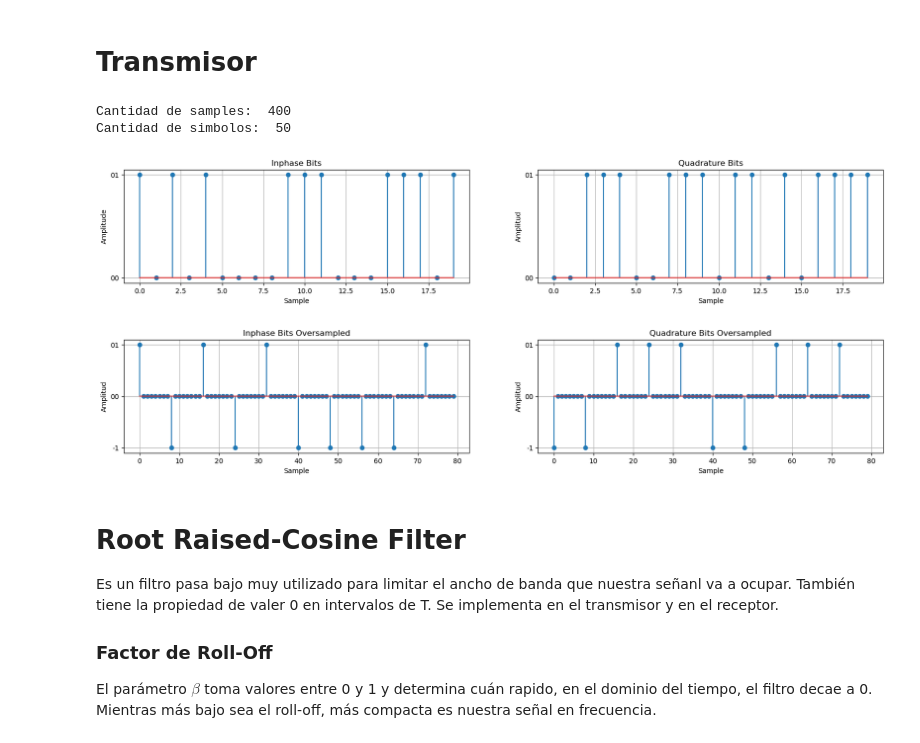
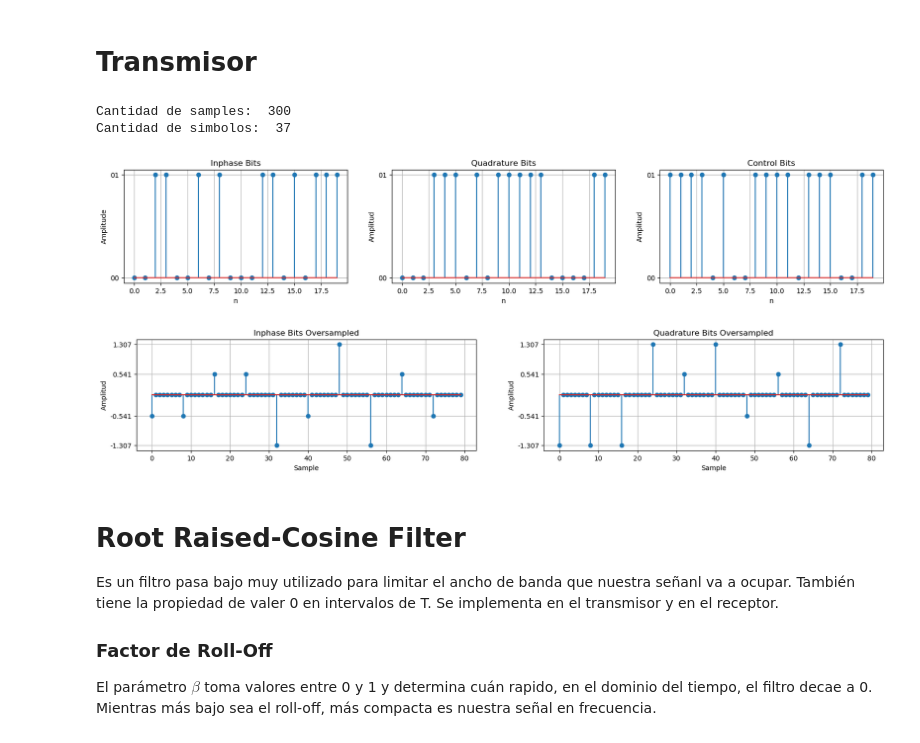
Before and after one commit to sofia-am/QPSK-8PSK-Simulation, a Jupyter notebook: notebook/QPSKmodem.ipynb, the cells around one changed output. Cells and saved outputs as stored; diff of their text form; code cells hidden in the pictures.

```diff
--- a/notebook/QPSKmodem.ipynb
+++ b/notebook/QPSKmodem.ipynb
@@ -39,75 +39,102 @@ def awgn(s,SNRdB,L=1):
 sample_rate = 800 #[Hz] samples per second
 sampling_period = 1/sample_rate  # [s] time between samples
 sps = 8  # [samples/symbol] cantidad de samples por simbolo
-N = 400  # [samples] cantidad de samples que tomamos en total
+N = 300  # [samples] cantidad de samples que tomamos en total
 Nsym = int(N/sps)  # [symbols] cantidad de simbolos que tomamos en total
 
 print("Cantidad de samples: ", N, "\nCantidad de simbolos: ", Nsym)
 # %% [output]
-Cantidad de samples:  400
-Cantidad de simbolos:  50
+Cantidad de samples:  300
+Cantidad de simbolos:  37
 # %%
 from matplotlib.ticker import StrMethodFormatter
 
 bits = np.random.randint(0, 2, N)  # [0,1] bits aleatorios
 
-i_bits = bits[0::2]  # bits pares
-q_bits = bits[1::2]  # bits impares
+i_bits = bits[0::3]  # bits pares
+q_bits = bits[1::3]  # bits impares
+c_bits = bits[2::3]  # bits de control
 
-fig, (ax_i, ax_q) = plt.subplots(1, 2, figsize=(20, 3))
+fig = plt.figure(figsize=(20, 3))
+ax_i = plt.subplot(1,3,1)
 ax_i.yaxis.set_major_formatter(StrMethodFormatter("{x:02b}"))
 ax_i.yaxis.set_ticks(np.arange(0, 11, 1))
 ax_i.set_title("Inphase Bits")
 ax_i.grid(True)
-ax_i.set_xlabel("Sample")
+ax_i.set_xlabel("n")
 ax_i.set_ylabel("Amplitude")
 ax_i.stem(i_bits[0:20], use_line_collection=True)
 
+ax_q = plt.subplot(1,3,2)
 ax_q.yaxis.set_major_formatter(StrMethodFormatter("{x:02b}"))
 ax_q.yaxis.set_ticks(np.arange(0, 11, 1))
 ax_q.set_title("Quadrature Bits")
-ax_q.set_xlabel("Sample")
+ax_q.set_xlabel("n")
 ax_q.set_ylabel("Amplitud")
 ax_q.stem(q_bits[0:20], use_line_collection=True)
 ax_q.grid(True)
+
+#plt.figure(figsize=(20, 3))
+ax_c = plt.subplot(1,3,3)
+ax_c.yaxis.set_major_formatter(StrMethodFormatter("{x:02b}"))
+ax_c.yaxis.set_ticks(np.arange(0, 11, 1))
+ax_c.set_title("Control Bits")
+ax_c.set_xlabel("n")
+ax_c.set_ylabel("Amplitud")
+ax_c.stem(c_bits[0:20], use_line_collection=True)
+ax_c.grid(True)
 plt.show()
 # %% [output]
-[figure, old version]
+[figure, new version]
 # %%
+voltage_qc = {}
+voltage_qc[(0,0)] = -0.541
+voltage_qc[(0,1)] = -1.307
+voltage_qc[(1,0)] = 0.541
+voltage_qc[(1,1)] = 1.307
 
-osample_i = np.array([])
-for index, bit in enumerate(i_bits):
+voltage_ic = {}
+voltage_ic[(0,0)] = -1.307
+voltage_ic[(0,1)] = -0.541
+voltage_ic[(1,0)] = 1.307
+voltage_ic[(1,1)] = 0.541
+
+i_PAM = np.array([])
+
+for index, bit in enumerate(c_bits):
+    #print("bits: ", i_bits[index], c_bits[index])
+    #print("voltage_ic: ", voltage_ic[(i_bits[index], c_bits[index])])
     pulse = np.zeros(sps)  # "relleno" un array de 8 bits con 0
-    pulse[0] = bit*2 - 1
+    pulse[0] = voltage_ic[(i_bits[index], c_bits[index])]  # asigno el valor de la señal
     # concateno el array de 8 bits con el array de bits
-    osample_i = np.concatenate((osample_i, pulse))
+    i_PAM = np.concatenate((i_PAM, pulse))
 
-osample_q = np.array([])
-for bit in q_bits:
+q_PAM = np.array([])
+for index, bit in enumerate(q_bits):
     pulse = np.zeros(sps)  # "relleno" un array de 8 bits con 0
-    pulse[0] = bit*2 - 1
+    pulse[0] = voltage_qc[(q_bits[index], c_bits[index])]  # asigno el valor de la señal
     # concateno el array de 8 bits con el array de bits
-    osample_q = np.concatenate((osample_q, pulse))
+    q_PAM = np.concatenate((q_PAM, pulse))
 
 fig, (ax_i, ax_q) = plt.subplots(1, 2, figsize=(20, 3))
-ax_i.yaxis.set_major_formatter(StrMethodFormatter("{x:02b}"))
-ax_i.yaxis.set_ticks(np.arange(-11, 11, 1))
+ax_i.yaxis.set_major_formatter(StrMethodFormatter("{x:.03f}"))
+ax_i.yaxis.set_ticks([-1.307, -0.541, 0.541, 1.307])
 ax_i.set_title("Inphase Bits Oversampled")
 ax_i.grid(True)
 ax_i.set_xlabel("Sample")
 ax_i.set_ylabel("Amplitud")
-ax_i.stem(osample_i[0:80], use_line_collection=True)
+ax_i.stem(i_PAM[0:80], use_line_collection=True)
 
-ax_q.yaxis.set_major_formatter(StrMethodFormatter("{x:02b}"))
-ax_q.yaxis.set_ticks(np.arange(-11, 11, 1))
+ax_q.yaxis.set_major_formatter(StrMethodFormatter("{x:.03f}"))
+ax_q.yaxis.set_ticks([-1.307, -0.541, 0.541, 1.307])
 ax_q.set_title("Quadrature Bits Oversampled")
 ax_q.set_xlabel("Sample")
 ax_q.set_ylabel("Amplitud")
-ax_q.stem(osample_q[0:80], use_line_collection=True)
+ax_q.stem(q_PAM[0:80], use_line_collection=True)
 ax_q.grid(True)
 plt.show()
 # %% [output]
-[figure, old version]
+[figure, new version]
 # %% [markdown]
 # Root Raised-Cosine Filter
 
```
Also changed, not shown: 1 other file.
